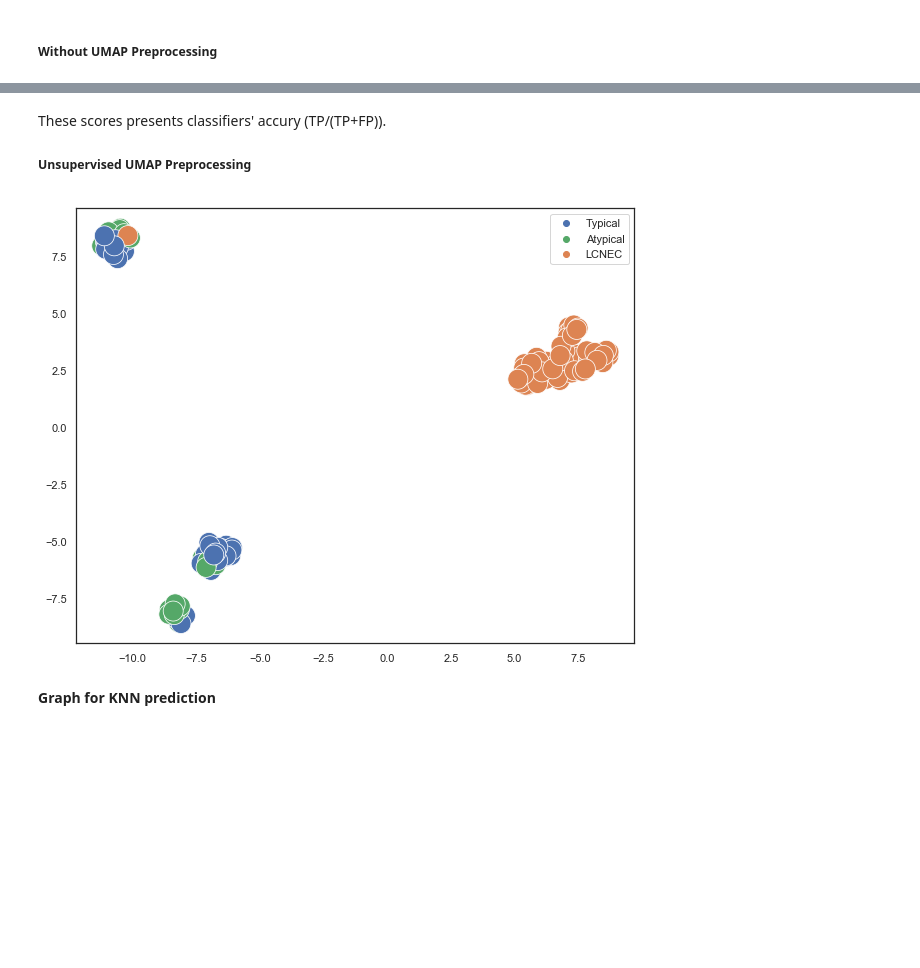
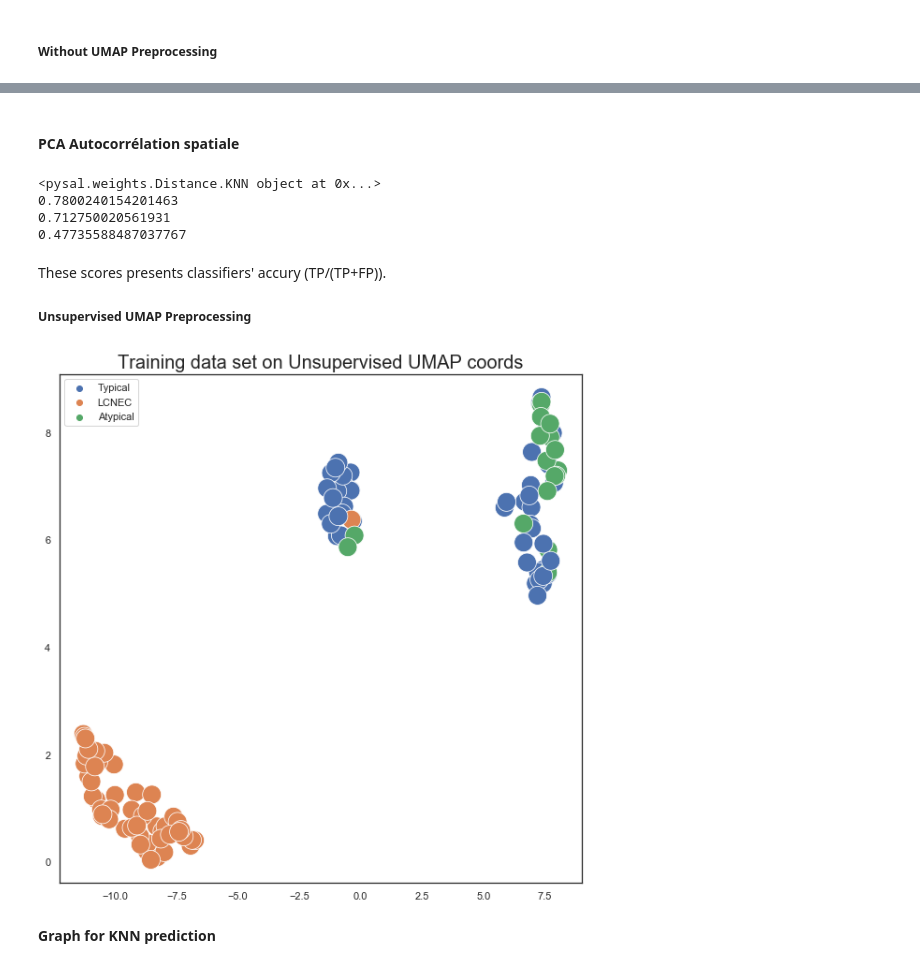
Before and after one commit to emathian/pulmonary_carcinoid, a Jupyter notebook: pulmonary_carcinoids/pulmonary_carcinoids_CODE/comparaison_maps/umap_learn.ipynb, the cells around one changed output, grey strips where cells are left out. Saved outputs shown, nothing was run; the diff lists cells and outputs as text; code cells hidden in the pictures; blank space fills up the shorter version.

Commit message:
MD & MD+NN analysis / Train ML data and introduction to meso

```diff
--- a/pulmonary_carcinoids/pulmonary_carcinoids_CODE/comparaison_maps/umap_learn.ipynb
+++ b/pulmonary_carcinoids/pulmonary_carcinoids_CODE/comparaison_maps/umap_learn.ipynb
@@ -289,0 +357,4 @@ Kmeans accurancy  :  0.7894736842105263
+# %%
+coords_mofa_expr_lnen
+coords_mofa_expr_lnen_v2 = coords_mofa_expr_lnen.iloc[:,1:3]
+coords_mofa_expr_lnen_m = coords_mofa_expr_lnen_v2.as_matrix()
@@ -289,0 +537,7 @@ Kmeans accurancy  :  0.7894736842105263
+# %%
+sns.set(style='white', rc={'figure.figsize':(10,10)})
+sns.set_context("poster", font_scale = 1)
+sns.boxplot(x="clustering_method", y="Acc_val", data=clustering_res_pca)
+
+plt.title("Accurancy scores on PCA coords",  fontsize=20)
+plt.show()
@@ -289,0 +546,6 @@ Kmeans accurancy  :  0.7894736842105263
+# %%
+sns.set(style='white', rc={'figure.figsize':(10,10)})
+sns.set_context("poster", font_scale = 1)
+sns.boxplot(x="list_spatial_cor", y="spatial_cor_val", data=spatial_cor)
+plt.title("Spatial corelation for pca coords",  fontsize=20)
+plt.show()
@@ -290 +630,27 @@ Kmeans accurancy  :  0.7894736842105263
+# %% [markdown]
+#### PCA Autocorrélation spatiale
+# %%
+print(pysal.knnW(coords_mofa_expr_lnen_m, k = 7))
+wknn7 = pysal.knnW(coords_mofa_expr_lnen_m, k = 7)
+
+#print(type(spatial_attributes.iloc[:,1]))
+
+OTP_gene_expression = np.array(spatial_attributes.iloc[:,0])
+ANGPTL3_gene_expression = np.array(spatial_attributes.iloc[:,1])
+dendritic_cell = np.array(spatial_attributes.iloc[:,2])
+
+mi_otp = pysal.Moran(OTP_gene_expression, wknn7 , two_tailed=True)
+print(mi_otp.I)
+
+mi_angptl3 = pysal.Moran(ANGPTL3_gene_expression, wknn7 , two_tailed=True)
+print(mi_angptl3.I)
+
+mi_dendritic_cell = pysal.Moran(dendritic_cell, wknn7 , two_tailed=True)
+print(mi_dendritic_cell.I)
+#help(pysal)
+# %% [output]
+<pysal.weights.Distance.KNN object at 0x...>
+0.7800240154201463
+0.712750020561931
+0.47735588487037767
 # %% [markdown]
@@ -291,13 +658,20 @@ Kmeans accurancy  :  0.7894736842105263
 These scores presents classifiers' accury (TP/(TP+FP)).
 ##### Unsupervised UMAP Preprocessing
 # %%
+CV = train_test_split(coords_mofa_expr_lnen_m,lv_50_type,lv_50_type ) # Apprentissage à partir des coordonénes de la PCA
+X_train = CV[0]
+X_test = CV[1]
+y_train = CV[2]
+y_test = CV[3]
+
 palette ={"Typical":"C0","LCNEC":"C1","Atypical":"C2"}
 trans = umap.UMAP().fit(X_train)
-sns.set(style='white', rc={'figure.figsize':(10,8)})
+sns.set(style='white', rc={'figure.figsize':(10,10)})
 sns.scatterplot(x=trans.embedding_[:, 0], y=trans.embedding_[:, 1],  hue=y_train, palette =palette ,s=400)
+plt.title("Training data set on Unsupervised UMAP coords",  fontsize=20)
 plt.show()
 # %% [output]
-[figure, old version]
+[figure, new version]
 # %%
 svc_2 = SVC().fit(trans.embedding_, y_train)
 knn_2 = KNeighborsClassifier().fit(trans.embedding_, y_train)
```
Also changed, not shown: parts of 111 cells of this notebook.
